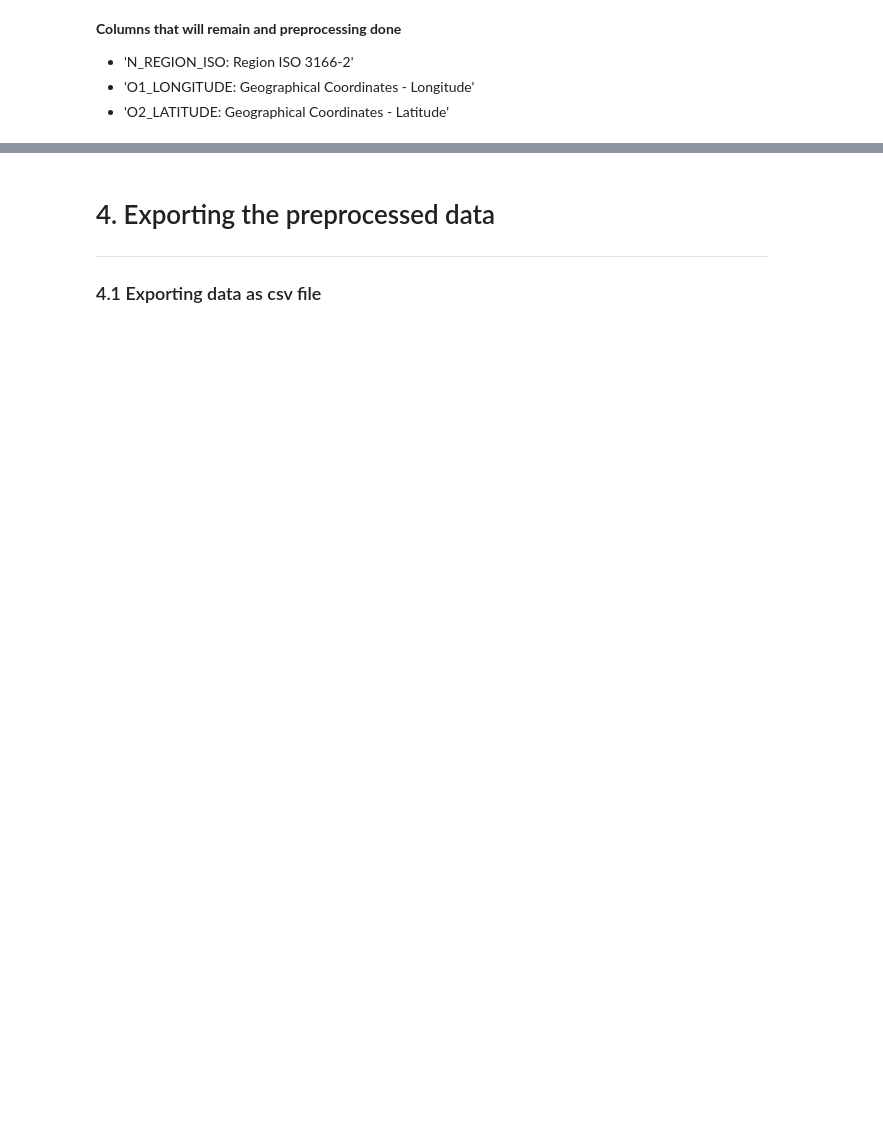
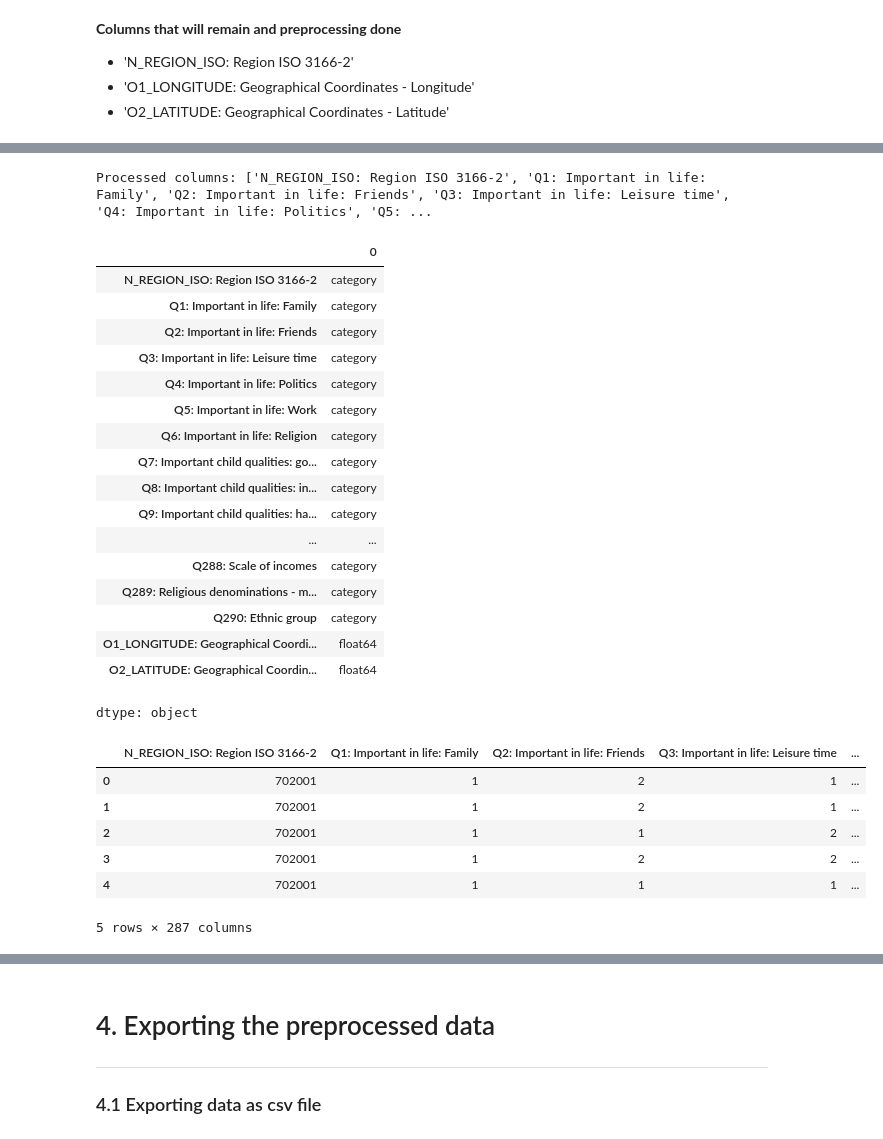
Before and after one commit to gooncaver/is5126_finalproj, a Jupyter notebook: Data/Scripts/preprocessing_ck.ipynb, the cells around one changed output, grey strips where cells are left out. Cells and saved outputs as stored; diff of their text form; code cells hidden in the pictures; blank space fills up the shorter version.

```diff
--- a/Data/Scripts/preprocessing_ck.ipynb
+++ b/Data/Scripts/preprocessing_ck.ipynb
@@ -302,0 +319,14 @@ columns_to_drop = ['version: Version of Data File',
+# %%
+# dataset has additional derivative values
+# we only extract the original categorical column names to avoid duplicates
+
+import re
+
+q_columns = [col for col in column_names if re.match(r"^Q\d+:", col)]
+
+print(f"Questionnaire columns: {q_columns}")
+
+categorical_features.extend(q_columns)
+
+print(f"\nCurrent no. of features retained: {len(categorical_features) + len(float_features)}")
+print(f"Current features retained: {categorical_features + float_features}")
@@ -302,0 +349,40 @@ columns_to_drop = ['version: Version of Data File',
+# %%
+# process all features
+processed_df = df[categorical_features + float_features].copy()
+
+for col in categorical_features:
+    processed_df[col] = processed_df[col].astype('category')
+
+for col in float_features:
+    processed_df[col] = pd.to_numeric(processed_df[col], errors='coerce')
+
+print(f"\nProcessed columns: {list(processed_df.columns)}")
+display(processed_df.dtypes)
+display(processed_df.head())
+# %% [output]
+Processed columns: ['N_REGION_ISO: Region ISO 3166-2', 'Q1: Important in life: Family', 'Q2: Important in life: Friends', 'Q3: Important in life: Leisure time', 'Q4: Important in life: Politics', 'Q5: ...
+|  | 0 |
+| N_REGION_ISO: Region ISO 3166-2 | category |
+| Q1: Important in life: Family | category |
+| Q2: Important in life: Friends | category |
+| Q3: Important in life: Leisure time | category |
+| Q4: Important in life: Politics | category |
+| Q5: Important in life: Work | category |
+| Q6: Important in life: Religion | category |
+| Q7: Important child qualities: go... | category |
+| Q8: Important child qualities: in... | category |
+| Q9: Important child qualities: ha... | category |
+| ... | ... |
+| Q288: Scale of incomes | category |
+| Q289: Religious denominations - m... | category |
+| Q290: Ethnic group | category |
+| O1_LONGITUDE: Geographical Coordi... | float64 |
+| O2_LATITUDE: Geographical Coordin... | float64 |
+dtype: object
+|  | N_REGION_ISO: Region ISO 3166-2 | Q1: Important in life: Family | Q2: Important in life: Friends | Q3: Important in life: Leisure time | ... |
+| 0 | 702001 | 1 | 2 | 1 | ... |
+| 1 | 702001 | 1 | 2 | 1 | ... |
+| 2 | 702001 | 1 | 1 | 2 | ... |
+| 3 | 702001 | 1 | 2 | 2 | ... |
+| 4 | 702001 | 1 | 1 | 1 | ... |
+5 rows × 287 columns
```
Also changed, not shown: parts of 13 cells of this notebook.
